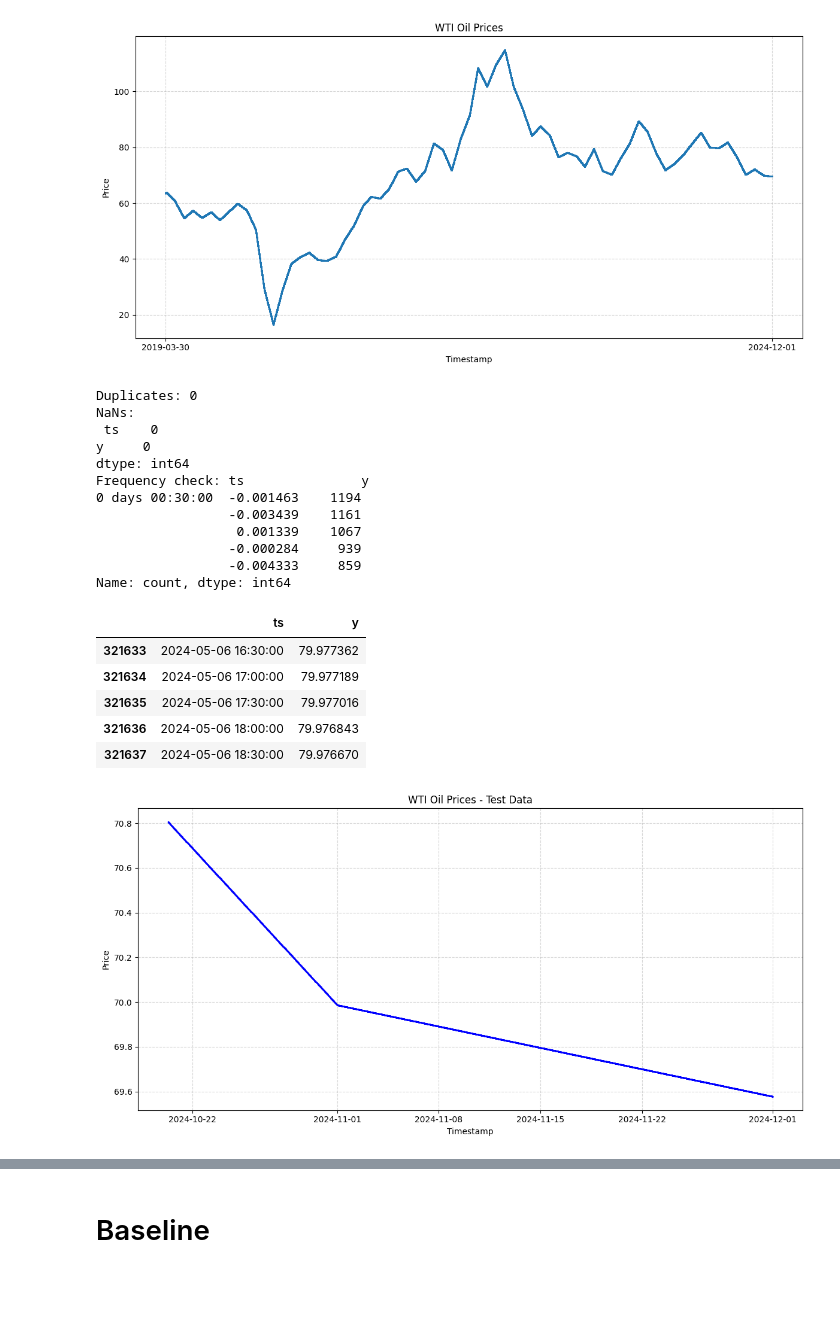
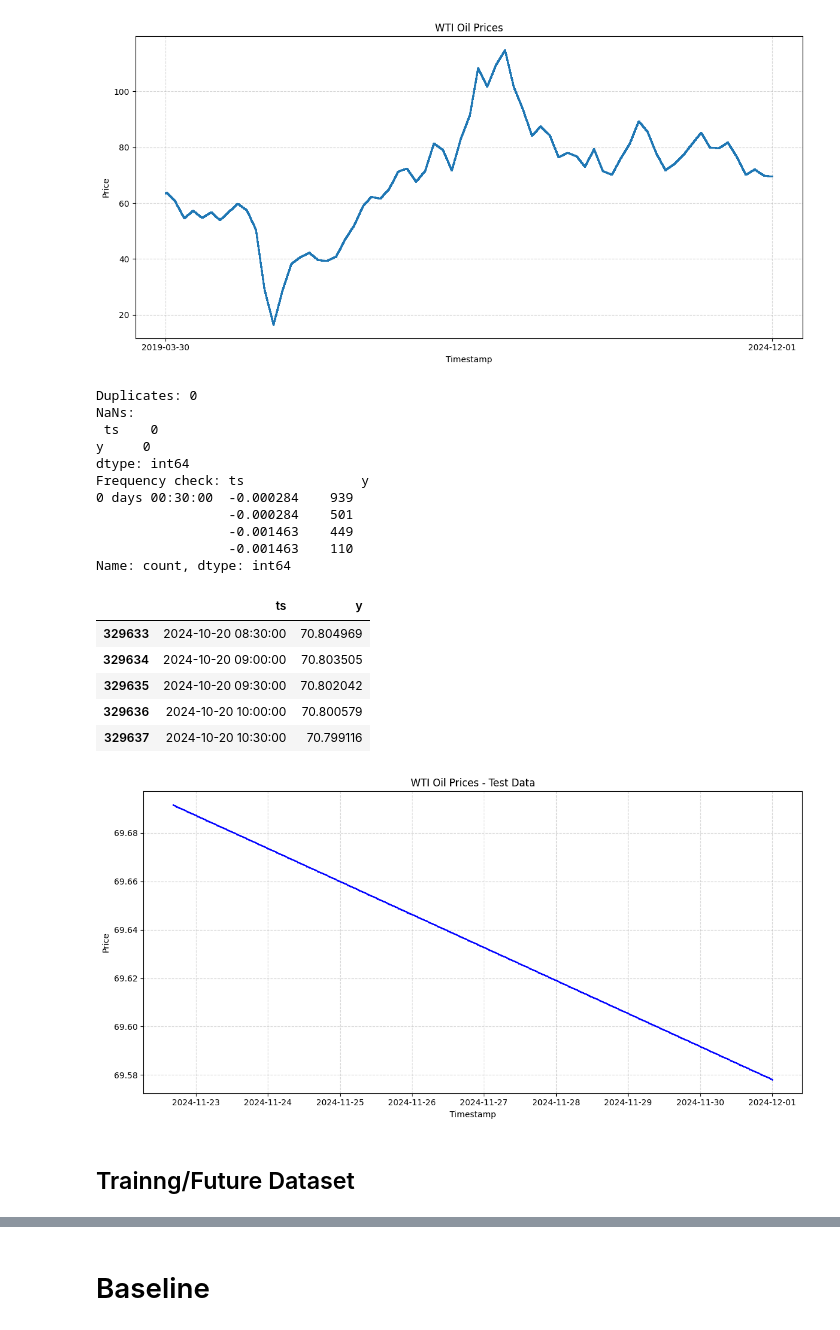
Before and after one commit to florivz/TSF-SS25-TimeGPT, a Jupyter notebook: skripts/forecasting/wti_oil_model.ipynb, the cells around one changed output, grey strips where cells are left out. Cells and saved outputs as stored; diff of their text form; code cells hidden in the pictures; blank space fills up the shorter version.

```diff
--- a/skripts/forecasting/wti_oil_model.ipynb
+++ b/skripts/forecasting/wti_oil_model.ipynb
@@ -45,36 +45,35 @@ plt.show()
 [figure]
 # %%
 # shortening the dataset
-df_recent = df.tail(10000).copy()
+df_recent = df.tail(2000).copy()
 train_ratio = 0.8
 split_idx   = int(len(df_recent) * train_ratio)
 
 df_train = df_recent.iloc[:split_idx].copy().reset_index(drop=True)
 df_test  = df_recent.iloc[split_idx:].copy().reset_index(drop=True)
 
 print("Duplicates:", df_recent.duplicated().sum())
 print("NaNs:\n", df_recent.isna().sum())
 print("Frequency check:", df_recent.diff().dropna().value_counts().head())
 df_recent.head()
 # %% [output]
 Duplicates: 0
 NaNs:
  ts    0
 y     0
 dtype: int64
 Frequency check: ts               y
-0 days 00:30:00  -0.001463    1194
-                 -0.003439    1161
-                  0.001339    1067
-                 -0.000284     939
-                 -0.004333     859
+0 days 00:30:00  -0.000284    939
+                 -0.000284    501
+                 -0.001463    449
+                 -0.001463    110
 Name: count, dtype: int64
 |  | ts | y |
-| 321633 | 2024-05-06 16:30:00 | 79.977362 |
-| 321634 | 2024-05-06 17:00:00 | 79.977189 |
-| 321635 | 2024-05-06 17:30:00 | 79.977016 |
-| 321636 | 2024-05-06 18:00:00 | 79.976843 |
-| 321637 | 2024-05-06 18:30:00 | 79.976670 |
+| 329633 | 2024-10-20 08:30:00 | 70.804969 |
+| 329634 | 2024-10-20 09:00:00 | 70.803505 |
+| 329635 | 2024-10-20 09:30:00 | 70.802042 |
+| 329636 | 2024-10-20 10:00:00 | 70.800579 |
+| 329637 | 2024-10-20 10:30:00 | 70.799116 |
 # %%
 plt.figure(figsize=(12, 6))
 plt.plot(df_test['ts'], df_test['y'], marker='o', markersize=1, color='blue')
@@ -85,4 +84,6 @@ plt.grid(True, linestyle='--', alpha=0.5)
 plt.tight_layout()
 plt.show()
 # %% [output]
-[figure, old version]
+[figure, new version]
+# %% [markdown]
+## Trainng/Future Dataset
```
Also changed, not shown: parts of 33 cells of this notebook, 1 other file.
